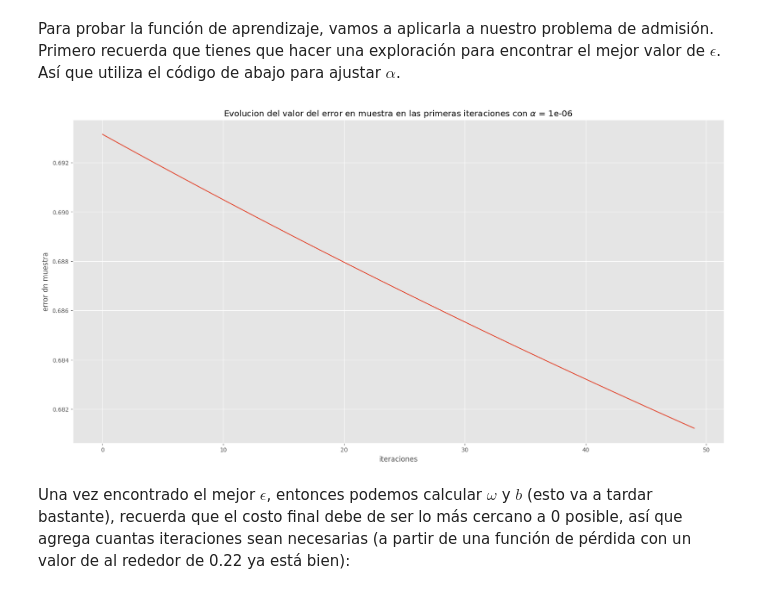
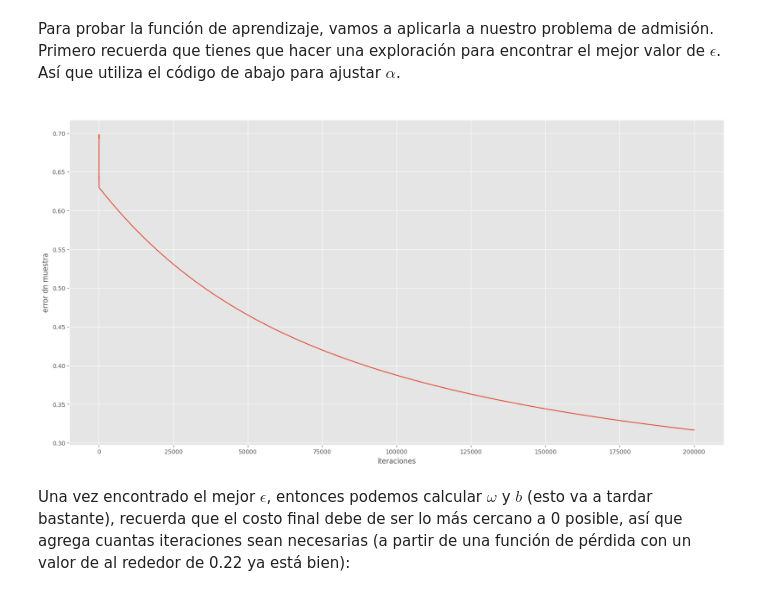
Before and after one commit to Ricardo050427/2-Aprendizaje-2026, a Jupyter notebook: reg_logistica.ipynb, the cells around one changed output. Cells and saved outputs as stored; diff of their text form; code cells hidden in the pictures.

```diff
--- a/reg_logistica.ipynb
+++ b/reg_logistica.ipynb
@@ -242,17 +242,17 @@ def descenso_rl_lotes(x, a, nu, max_iter=int(1e4), historial=False):
 # %% [markdown]
 Para probar la función de aprendizaje, vamos a aplicarla a nuestro problema de admisión. Primero recuerda que tienes que hacer una exploración para encontrar el mejor valor de $\epsilon$. Así que utiliza el código de abajo para ajustar $\alpha$.
 # %%
-alpha = 1e-6
-epochs = 50
+alpha = 0.001
+epochs = 200000
 _, _, error_hist = descenso_rl_lotes(x, y, alpha, max_iter=epochs, historial=True)
 
 plt.plot(np.arange(epochs), error_hist)
 plt.title(r'Evolucion del valor del error en muestra en las primeras iteraciones con $\alpha$ = ' + str(alpha))
 plt.xlabel('iteraciones')
 plt.ylabel('error dn muestra')
 plt.show()
 # %% [output]
-[figure, old version]
+[figure, new version]
 # %% [markdown]
 Una vez encontrado el mejor $\epsilon$, entonces podemos calcular $\omega$ y $b$ (esto va a tardar bastante), recuerda que el costo final debe de ser lo más cercano a 0 posible, así que agrega cuantas iteraciones sean necesarias (a partir de una función de pérdida con un valor de al rededor de 0.22 ya está bien):
 # %%
```
Also changed, not shown: parts of 7 cells of this notebook.
